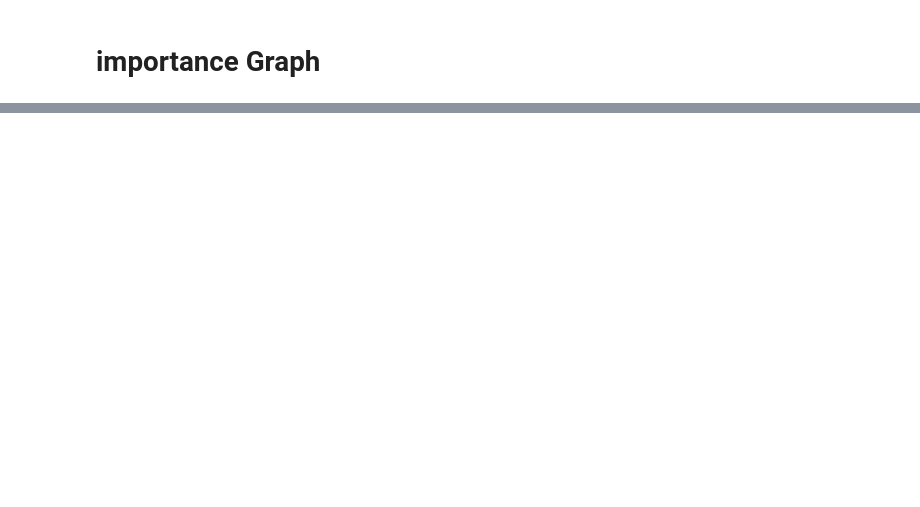
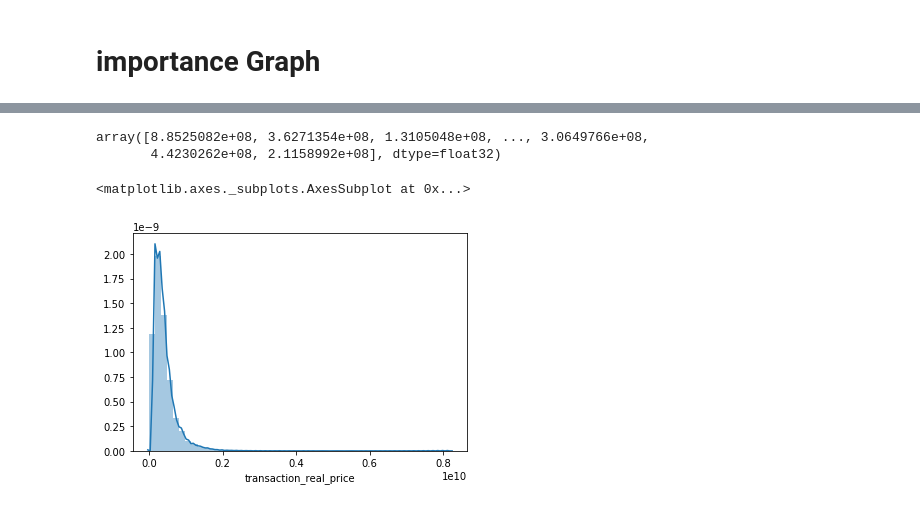
Before and after one commit to tlstmdwn/house_transaction_price, a Jupyter notebook: 직방test.ipynb, the cells around one changed output, grey strips where cells are left out. Saved outputs shown, nothing was run; the diff lists cells and outputs as text; code cells hidden in the pictures; blank space fills up the shorter version.

```diff
--- a/직방test.ipynb
+++ b/직방test.ipynb
@@ -163,0 +281,6 @@ pyplot.show()
+# %%
+y_pred = clf.predict(test_x)
+y_pred
+# %% [output]
+array([8.8525082e+08, 3.6271354e+08, 1.3105048e+08, ..., 3.0649766e+08,
+       4.4230262e+08, 2.1158992e+08], dtype=float32)
@@ -163,0 +291,5 @@ pyplot.show()
+# %%
+sns.distplot(data.loc[data.transaction_real_price>0,'transaction_real_price'])
+# %% [output]
+<matplotlib.axes._subplots.AxesSubplot at 0x...>
+[figure, added]
```
Also changed, not shown: parts of 35 cells of this notebook.
